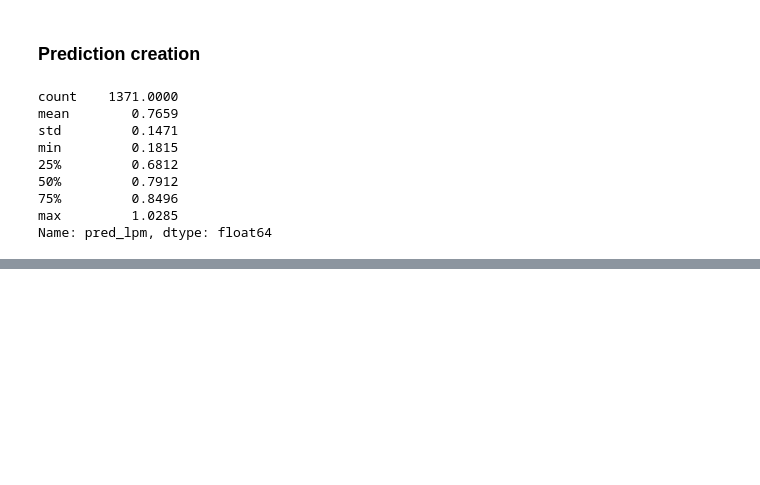
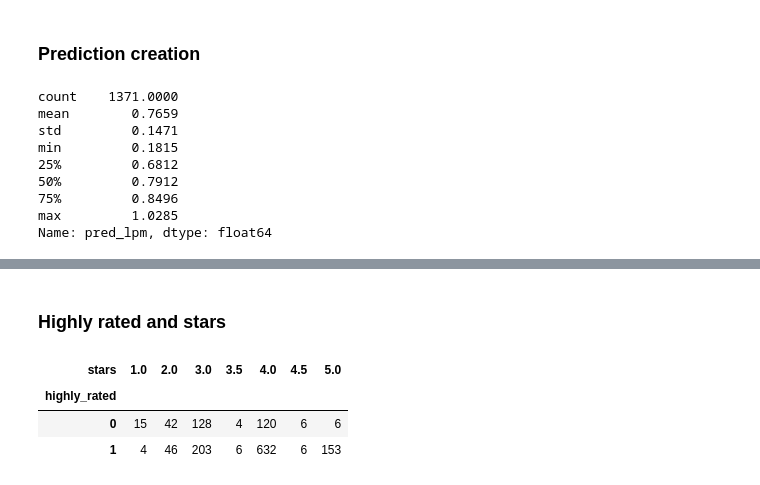
Before and after one commit to Alejandra-savagebriz/DA2, a Jupyter notebook: Assignment2_DA2.ipynb, the cells around one changed output, grey strips where cells are left out. Saved outputs shown, nothing was run; the diff lists cells and outputs as text; code cells hidden in the pictures; blank space fills up the shorter version.

```diff
--- a/Assignment2_DA2.ipynb
+++ b/Assignment2_DA2.ipynb
@@ -923,0 +965,9 @@ Name: pred_lpm, dtype: float64
+# %% [markdown]
+### Highly rated and stars
+# %%
+pd.crosstab(index=hotels["highly_rated"], columns=hotels["stars"])
+# %% [output]
+| stars | 1.0 | 2.0 | 3.0 | 3.5 | 4.0 | 4.5 | 5.0 |
+| highly_rated |  |  |  |  |  |  |  |
+| 0 | 15 | 42 | 128 | 4 | 120 | 6 | 6 |
+| 1 | 4 | 46 | 203 | 6 | 632 | 6 | 153 |
```
Also changed, not shown: parts of 6 cells of this notebook.
